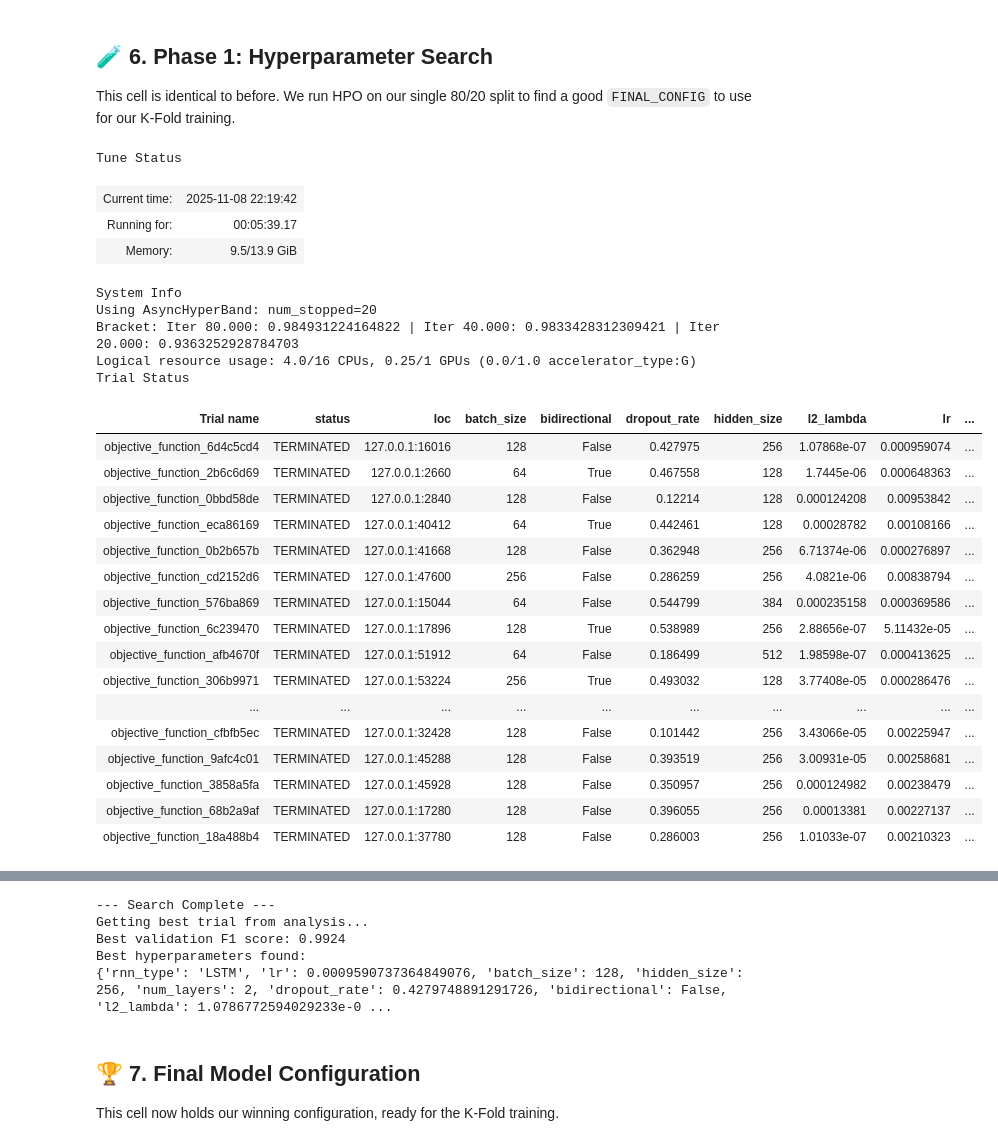
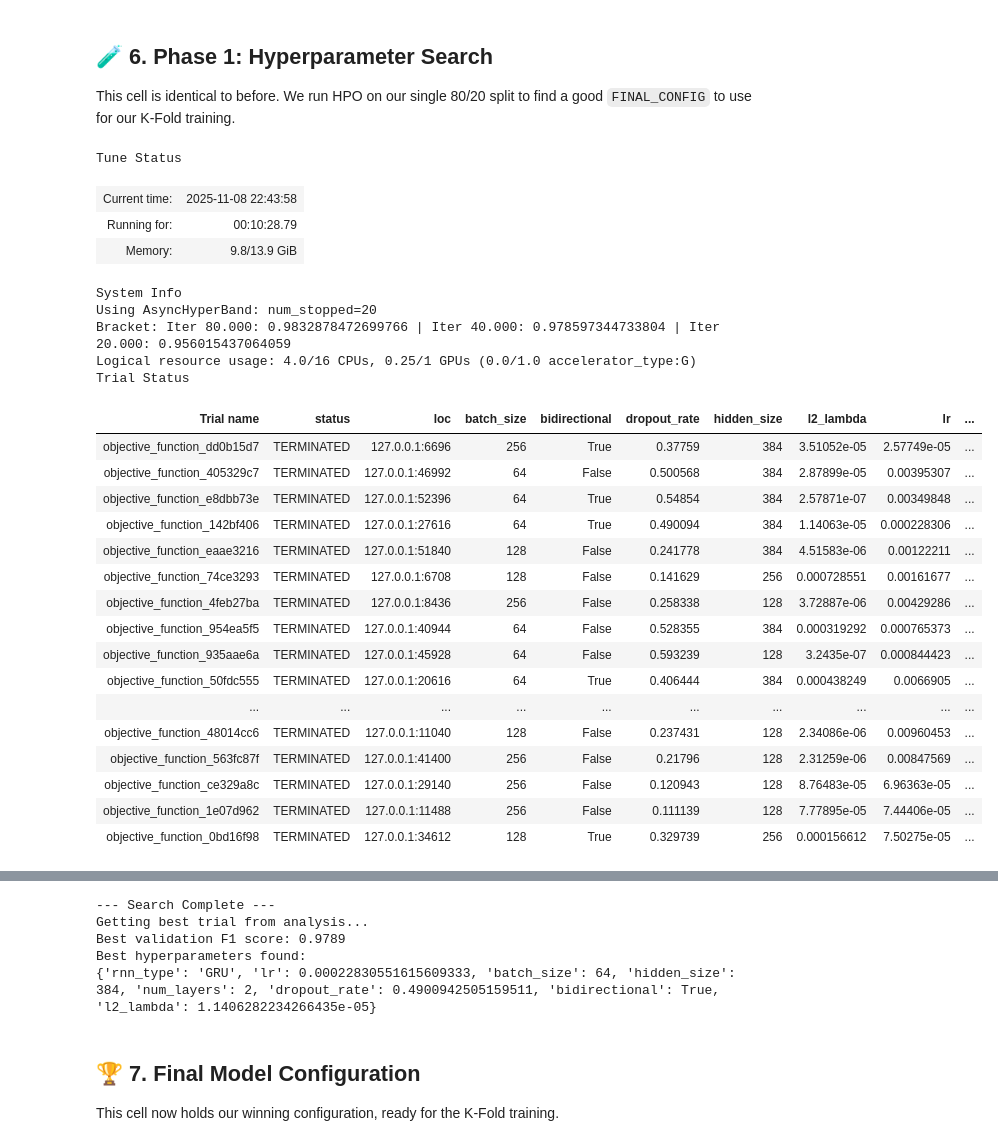
Before and after one commit to Negm2000/Challenge-1, a Jupyter notebook: CH3.ipynb, the cells around one changed output, grey strips where cells are left out. Cells and saved outputs as stored; diff of their text form; code cells hidden in the pictures.

```diff
--- a/CH3.ipynb
+++ b/CH3.ipynb
@@ -687,7 +685,7 @@ search_space = {
     "rnn_type": tune.choice(['GRU', 'LSTM']),
     "lr": tune.loguniform(1e-5, 1e-2),           # Widen the learning rate
     "batch_size": tune.choice([64, 128, 256]),
-    "hidden_size": tune.choice([128, 256, 384, 512]),# Let's try bigger models
+    "hidden_size": tune.choice([128, 256, 384]),# Let's try bigger models
     "num_layers": tune.choice([2, 3]),       # Let's try deeper models
     "dropout_rate": tune.uniform(0.1, 0.6),     # Widen the dropout range
     "bidirectional": tune.choice([True, False]),
@@ -738,50 +736,50 @@ analysis = tune.run(
     scheduler=scheduler,
     name="pirate_pain_optuna_search",
     storage_path=ray_logs_path,
     trial_dirname_creator=short_trial_name,
     log_to_file=True,
     verbose=1 # 0 = quiet, 1 = table, 2 = detailed
 )
 
 print("\n--- Search Complete ---")
 
 # --- 5. Get Best Results (FIX 3) ---
 print("Getting best trial from analysis...")
 best_trial = analysis.get_best_trial(metric="val_f1", mode="max", scope="all")
 if best_trial:
     best_config = best_trial.config
     best_val_f1 = best_trial.last_result["val_f1"]
 
     print(f"Best validation F1 score: {best_val_f1:.4f}")
     print("Best hyperparameters found:")
     print(best_config)
 else:
     print("ERROR: No trials completed successfully. Check the 'ray_results' folder for logs.")
     best_config = None # Handle the case where all trials failed
 # %% [output]
 Tune Status
-| Current time: | 2025-11-08 22:19:42 |
-| Running for: | 00:05:39.17 |
-| Memory: | 9.5/13.9 GiB |
+| Current time: | 2025-11-08 22:43:58 |
+| Running for: | 00:10:28.79 |
+| Memory: | 9.8/13.9 GiB |
 System Info
 Using AsyncHyperBand: num_stopped=20
-Bracket: Iter 80.000: 0.984931224164822 | Iter 40.000: 0.9833428312309421 | Iter 20.000: 0.9363252928784703
+Bracket: Iter 80.000: 0.9832878472699766 | Iter 40.000: 0.978597344733804 | Iter 20.000: 0.956015437064059
 Logical resource usage: 4.0/16 CPUs, 0.25/1 GPUs (0.0/1.0 accelerator_type:G)
 Trial Status
 | Trial name | status | loc | batch_size | bidirectional | dropout_rate | hidden_size | l2_lambda | lr | ... |
-| objective_function_6d4c5cd4 | TERMINATED | 127.0.0.1:16016 | 128 | False | 0.427975 | 256 | 1.07868e-07 | 0.000959074 | ... |
-| objective_function_2b6c6d69 | TERMINATED | 127.0.0.1:2660 | 64 | True | 0.467558 | 128 | 1.7445e-06 | 0.000648363 | ... |
-| objective_function_0bbd58de | TERMINATED | 127.0.0.1:2840 | 128 | False | 0.12214 | 128 | 0.000124208 | 0.00953842 | ... |
-| objective_function_eca86169 | TERMINATED | 127.0.0.1:40412 | 64 | True | 0.442461 | 128 | 0.00028782 | 0.00108166 | ... |
-| objective_function_0b2b657b | TERMINATED | 127.0.0.1:41668 | 128 | False | 0.362948 | 256 | 6.71374e-06 | 0.000276897 | ... |
-| objective_function_cd2152d6 | TERMINATED | 127.0.0.1:47600 | 256 | False | 0.286259 | 256 | 4.0821e-06 | 0.00838794 | ... |
-| objective_function_576ba869 | TERMINATED | 127.0.0.1:15044 | 64 | False | 0.544799 | 384 | 0.000235158 | 0.000369586 | ... |
-| objective_function_6c239470 | TERMINATED | 127.0.0.1:17896 | 128 | True | 0.538989 | 256 | 2.88656e-07 | 5.11432e-05 | ... |
-| objective_function_afb4670f | TERMINATED | 127.0.0.1:51912 | 64 | False | 0.186499 | 512 | 1.98598e-07 | 0.000413625 | ... |
-| objective_function_306b9971 | TERMINATED | 127.0.0.1:53224 | 256 | True | 0.493032 | 128 | 3.77408e-05 | 0.000286476 | ... |
+| objective_function_dd0b15d7 | TERMINATED | 127.0.0.1:6696 | 256 | True | 0.37759 | 384 | 3.51052e-05 | 2.57749e-05 | ... |
+| objective_function_405329c7 | TERMINATED | 127.0.0.1:46992 | 64 | False | 0.500568 | 384 | 2.87899e-05 | 0.00395307 | ... |
+| objective_function_e8dbb73e | TERMINATED | 127.0.0.1:52396 | 64 | True | 0.54854 | 384 | 2.57871e-07 | 0.00349848 | ... |
+| objective_function_142bf406 | TERMINATED | 127.0.0.1:27616 | 64 | True | 0.490094 | 384 | 1.14063e-05 | 0.000228306 | ... |
+| objective_function_eaae3216 | TERMINATED | 127.0.0.1:51840 | 128 | False | 0.241778 | 384 | 4.51583e-06 | 0.00122211 | ... |
+| objective_function_74ce3293 | TERMINATED | 127.0.0.1:6708 | 128 | False | 0.141629 | 256 | 0.000728551 | 0.00161677 | ... |
+| objective_function_4feb27ba | TERMINATED | 127.0.0.1:8436 | 256 | False | 0.258338 | 128 | 3.72887e-06 | 0.00429286 | ... |
+| objective_function_954ea5f5 | TERMINATED | 127.0.0.1:40944 | 64 | False | 0.528355 | 384 | 0.000319292 | 0.000765373 | ... |
+| objective_function_935aae6a | TERMINATED | 127.0.0.1:45928 | 64 | False | 0.593239 | 128 | 3.2435e-07 | 0.000844423 | ... |
+| objective_function_50fdc555 | TERMINATED | 127.0.0.1:20616 | 64 | True | 0.406444 | 384 | 0.000438249 | 0.0066905 | ... |
 | ... | ... | ... | ... | ... | ... | ... | ... | ... | ... |
-| objective_function_cfbfb5ec | TERMINATED | 127.0.0.1:32428 | 128 | False | 0.101442 | 256 | 3.43066e-05 | 0.00225947 | ... |
-| objective_function_9afc4c01 | TERMINATED | 127.0.0.1:45288 | 128 | False | 0.393519 | 256 | 3.00931e-05 | 0.00258681 | ... |
-| objective_function_3858a5fa | TERMINATED | 127.0.0.1:45928 | 128 | False | 0.350957 | 256 | 0.000124982 | 0.00238479 | ... |
-| objective_function_68b2a9af | TERMINATED | 127.0.0.1:17280 | 128 | False | 0.396055 | 256 | 0.00013381 | 0.00227137 | ... |
-| objective_function_18a488b4 | TERMINATED | 127.0.0.1:37780 | 128 | False | 0.286003 | 256 | 1.01033e-07 | 0.00210323 | ... |
+| objective_function_48014cc6 | TERMINATED | 127.0.0.1:11040 | 128 | False | 0.237431 | 128 | 2.34086e-06 | 0.00960453 | ... |
+| objective_function_563fc87f | TERMINATED | 127.0.0.1:41400 | 256 | False | 0.21796 | 128 | 2.31259e-06 | 0.00847569 | ... |
+| objective_function_ce329a8c | TERMINATED | 127.0.0.1:29140 | 256 | False | 0.120943 | 128 | 8.76483e-05 | 6.96363e-05 | ... |
+| objective_function_1e07d962 | TERMINATED | 127.0.0.1:11488 | 256 | False | 0.111139 | 128 | 7.77895e-05 | 7.44406e-05 | ... |
+| objective_function_0bd16f98 | TERMINATED | 127.0.0.1:34612 | 128 | True | 0.329739 | 256 | 0.000156612 | 7.50275e-05 | ... |
@@ -792,8 +790,8 @@ Trial Status
 --- Search Complete ---
 Getting best trial from analysis...
-Best validation F1 score: 0.9924
+Best validation F1 score: 0.9789
 Best hyperparameters found:
-{'rnn_type': 'LSTM', 'lr': 0.0009590737364849076, 'batch_size': 128, 'hidden_size': 256, 'num_layers': 2, 'dropout_rate': 0.4279748891291726, 'bidirectional': False, 'l2_lambda': 1.0786772594029233e-0 ...
+{'rnn_type': 'GRU', 'lr': 0.00022830551615609333, 'batch_size': 64, 'hidden_size': 384, 'num_layers': 2, 'dropout_rate': 0.4900942505159511, 'bidirectional': True, 'l2_lambda': 1.1406282234266435e-05}
 # %% [markdown]
 ## 🏆 **7. Final Model Configuration**
 
```
Also changed, not shown: parts of 4 cells of this notebook.
